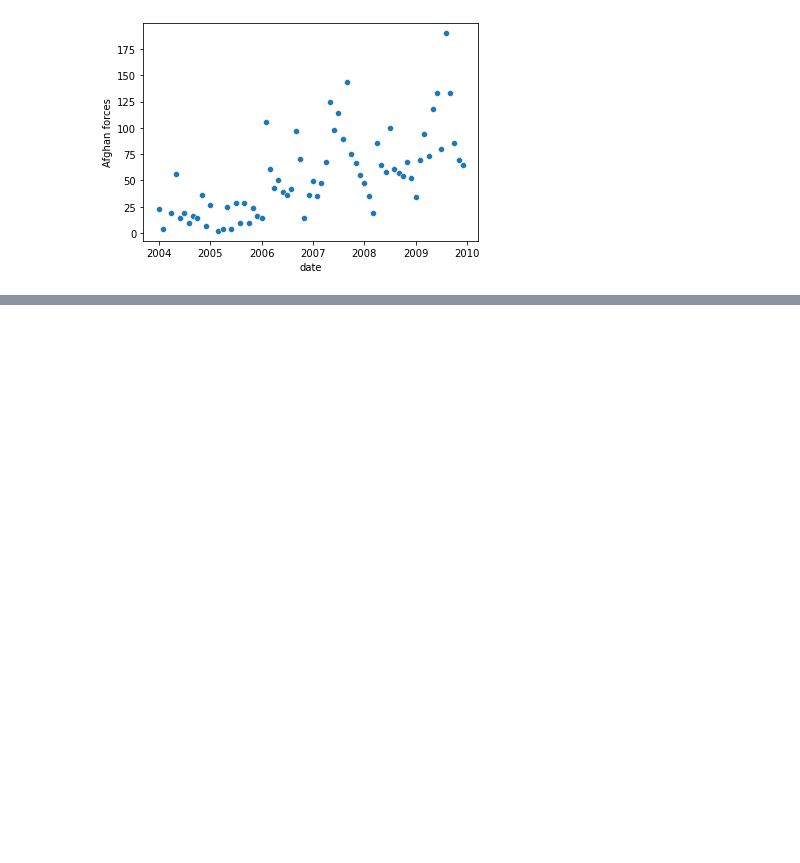
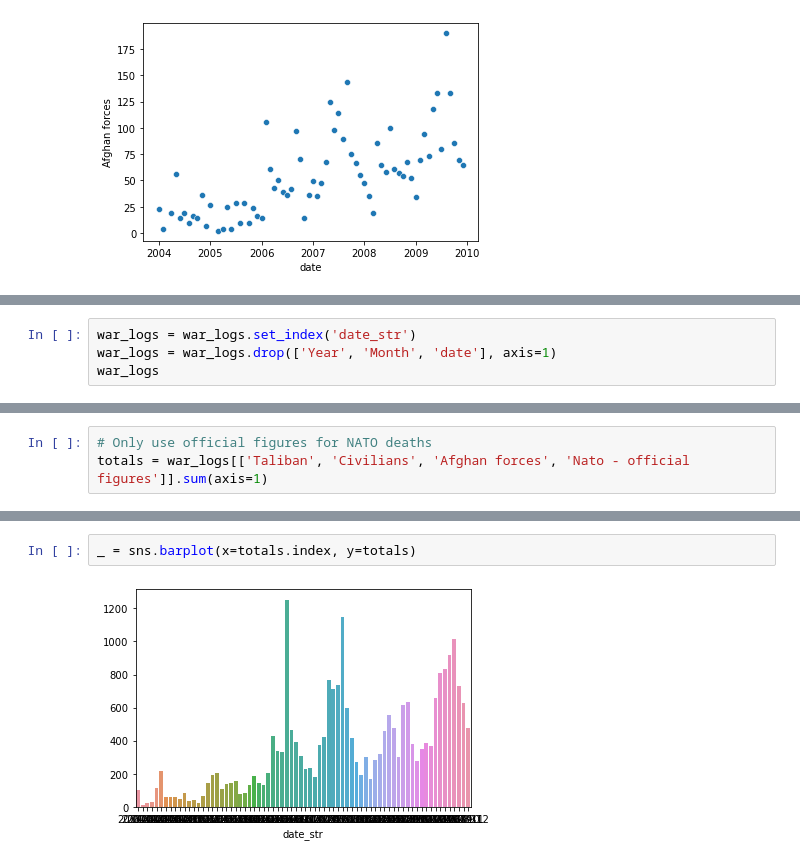
Before and after one commit to EwoutH/EPA1316-hw, a Jupyter notebook: lab-01/EwoutH-hw-01.ipynb, the cells around one changed output, grey strips where cells are left out. Saved outputs shown, nothing was run; the diff lists cells and outputs as text; blank space fills up the shorter version.

Commit message:
Update EwoutH-hw-01.ipynb
Add tidy section, which splits columns and totals. Also plots the totals.

Graphs needs some additional work.

```diff
--- a/lab-01/EwoutH-hw-01.ipynb
+++ b/lab-01/EwoutH-hw-01.ipynb
@@ -96,0 +98,4 @@ _ = sns.scatterplot(x=war_logs['date'], y=war_logs['Afghan forces'])
+# %%
+war_logs = war_logs.set_index('date_str')
+war_logs = war_logs.drop(['Year', 'Month', 'date'], axis=1)
+war_logs
@@ -96,0 +117,3 @@ _ = sns.scatterplot(x=war_logs['date'], y=war_logs['Afghan forces'])
+# %%
+# Only use official figures for NATO deaths
+totals = war_logs[['Taliban', 'Civilians', 'Afghan forces', 'Nato - official figures']].sum(axis=1)
@@ -96,0 +130,4 @@ _ = sns.scatterplot(x=war_logs['date'], y=war_logs['Afghan forces'])
+# %%
+_ = sns.barplot(x=totals.index, y=totals)
+# %% [output]
+[figure, added]
```
Also changed, not shown: parts of 9 cells of this notebook.
